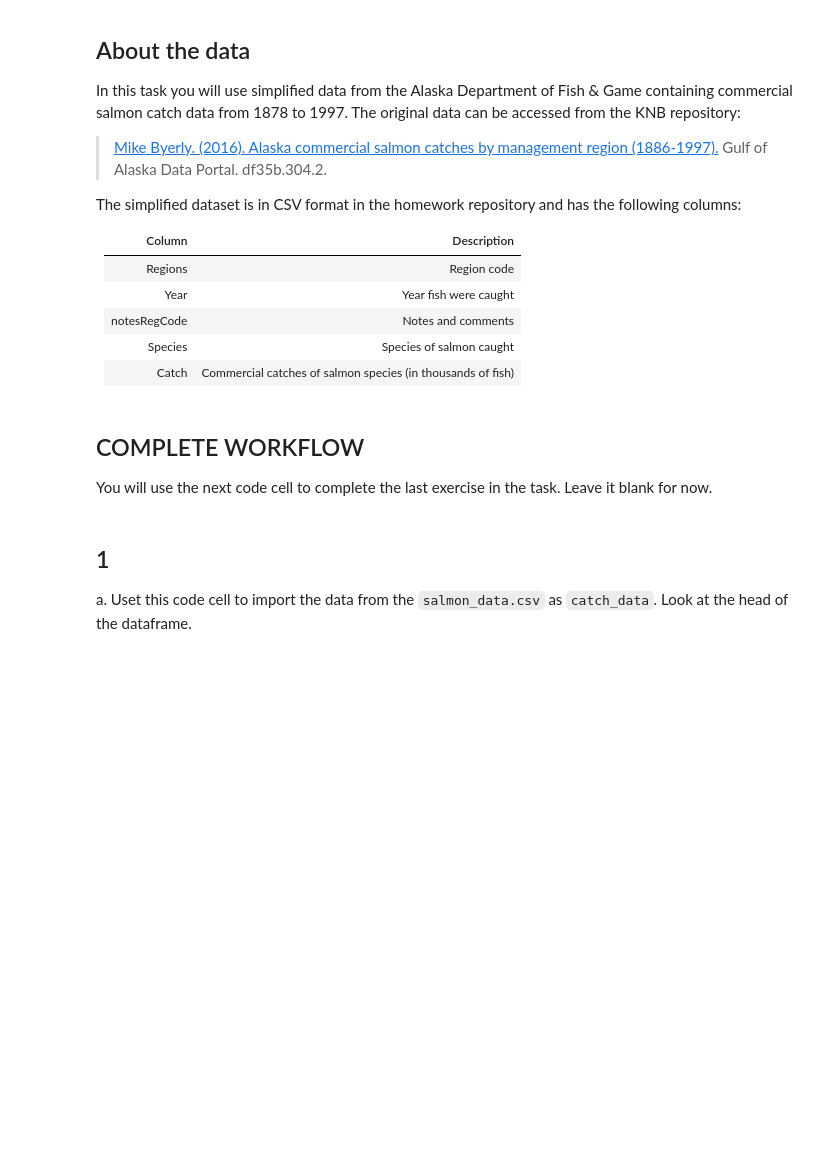
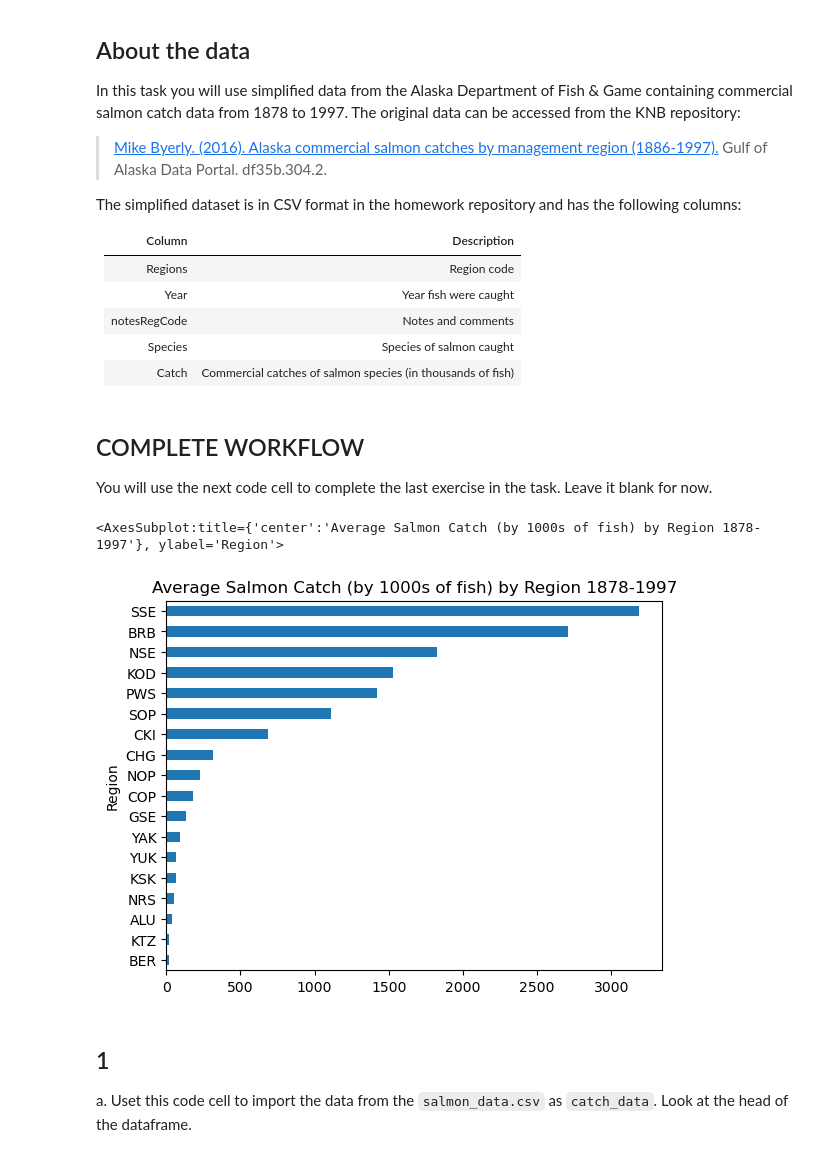
Before and after one commit to jorb1/eds220-hwk2, a Jupyter notebook: hwk2-task2-salmon-JORGENSEN.ipynb, the cells around one changed output. Cells and saved outputs as stored; diff of their text form; code cells hidden in the pictures; blank space fills up the shorter version.

```diff
--- a/hwk2-task2-salmon-JORGENSEN.ipynb
+++ b/hwk2-task2-salmon-JORGENSEN.ipynb
@@ -53,3 +51,21 @@ You will use the next code cell to complete the last exercise in the task. Leave
+# %%
+# FINAL CODE
+
+import pandas as pd
+catch_data = pd.read_csv("~/MEDS/EDS-220/eds220-hwk2/data/salmon_data.csv")
+
+catch_data.drop('notesRegCode', axis=1, inplace=True) # Drop the 'notesRegCode column'
+
+catch_data.at[400, "Catch"] = 1 # Update mistaken I to 1
+
+catch_data['Catch'] = pd.to_numeric(catch_data['Catch'], errors='coerce') # Update Catch column to have dtype int64
+
+(catch_data.groupby('Region')['Catch'].mean().sort_values().plot(kind='barh',
+               title="Average Salmon Catch (by 1000s of fish) by Region 1878-1997",
+               ylabel=('Region')) #Calculate the mean catch of salmon by region, and then plot it in an understandable format
+# %% [output]
+<AxesSubplot:title={'center':'Average Salmon Catch (by 1000s of fish) by Region 1878-1997'}, ylabel='Region'>
+[figure, added]
 # %% [markdown]
 ## 1
 
```
Also changed, not shown: parts of 13 cells of this notebook.
